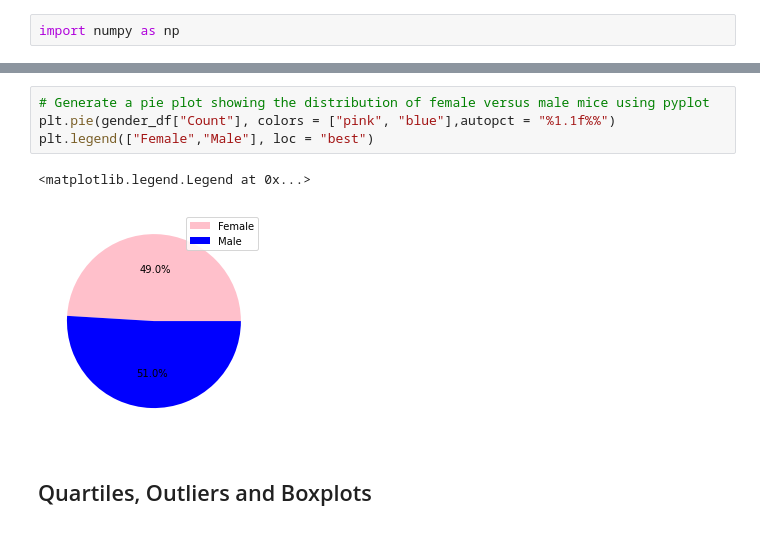
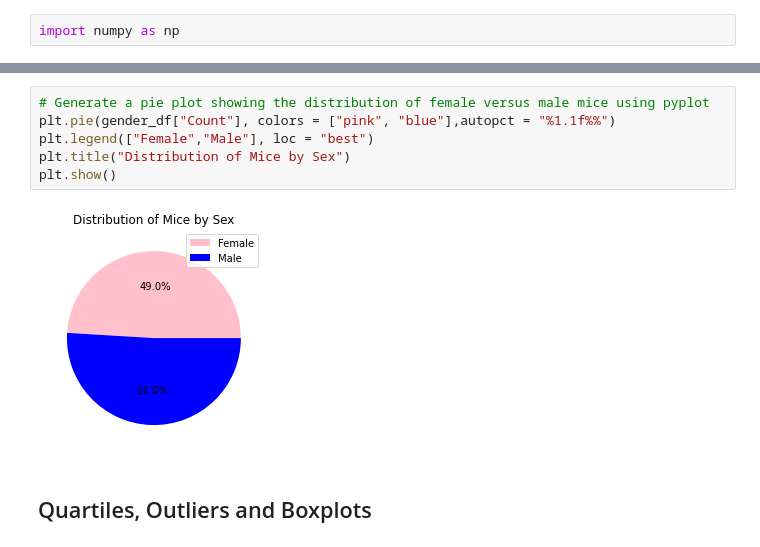
Before and after one commit to PatttyCakess/matplotlib_challenge, a Jupyter notebook: pymaceuticals_starter.ipynb, the cells around one changed output, grey strips where cells are left out. Drawn from its saved outputs; the diff is of its cells as text.

```diff
--- a/pymaceuticals_starter.ipynb
+++ b/pymaceuticals_starter.ipynb
@@ -167,10 +175,11 @@ array([<AxesSubplot:ylabel='Count'>], dtype=object)
 # %%
 # Generate a pie plot showing the distribution of female versus male mice using pyplot
 plt.pie(gender_df["Count"], colors = ["pink", "blue"],autopct = "%1.1f%%")
 plt.legend(["Female","Male"], loc = "best")
+plt.title("Distribution of Mice by Sex")
+plt.show()
 # %% [output]
-<matplotlib.legend.Legend at 0x...>
-[figure, old version]
+[figure, new version]
 # %% [markdown]
 ## Quartiles, Outliers and Boxplots
 # %%
```
Also changed, not shown: parts of 12 cells of this notebook.
